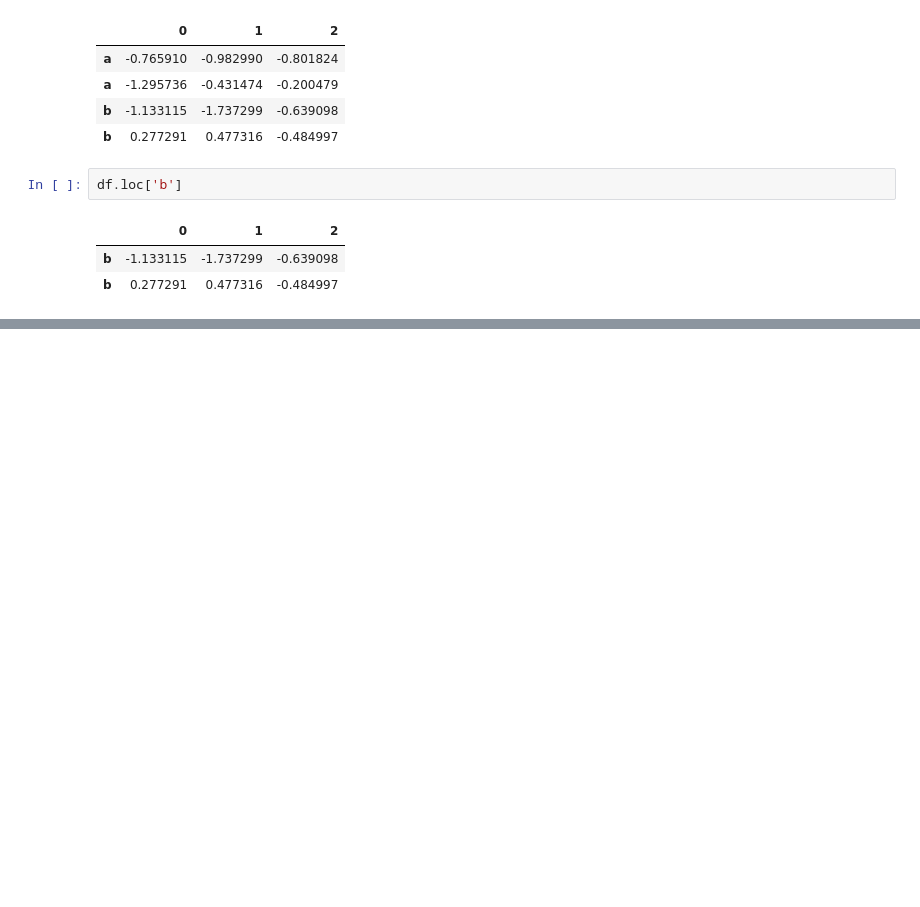
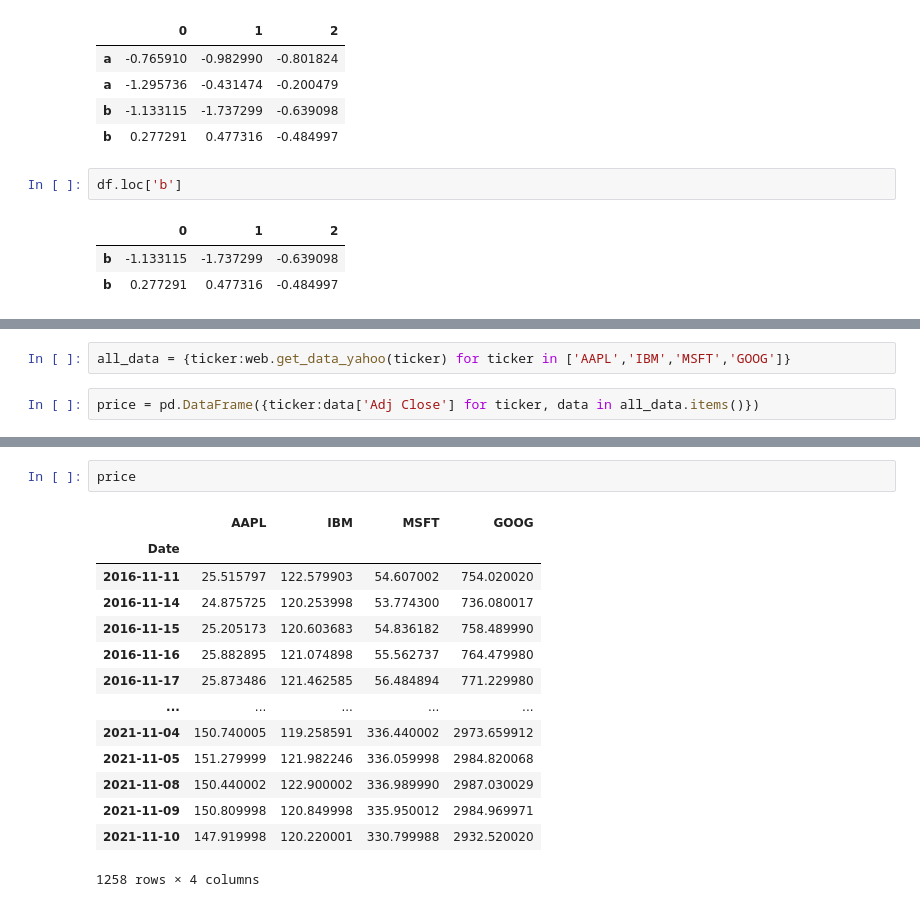
Before and after one commit to keerthiballa/WesCh5, a Jupyter notebook: Chapter5WorkAlong.ipynb, the cells around one changed output, grey strips where cells are left out. Saved outputs shown, nothing was run; the diff lists cells and outputs as text; blank space fills up the shorter version.

```diff
--- a/Chapter5WorkAlong.ipynb
+++ b/Chapter5WorkAlong.ipynb
@@ -1328,0 +1427,4 @@ df.loc['b']
+# %%
+all_data = {ticker:web.get_data_yahoo(ticker) for ticker in ['AAPL','IBM','MSFT','GOOG']}
+# %%
+price = pd.DataFrame({ticker:data['Adj Close'] for ticker, data in all_data.items()})
@@ -1328,0 +1453,17 @@ df.loc['b']
+# %%
+price
+# %% [output]
+|  | AAPL | IBM | MSFT | GOOG |
+| Date |  |  |  |  |
+| 2016-11-11 | 25.515797 | 122.579903 | 54.607002 | 754.020020 |
+| 2016-11-14 | 24.875725 | 120.253998 | 53.774300 | 736.080017 |
+| 2016-11-15 | 25.205173 | 120.603683 | 54.836182 | 758.489990 |
+| 2016-11-16 | 25.882895 | 121.074898 | 55.562737 | 764.479980 |
+| 2016-11-17 | 25.873486 | 121.462585 | 56.484894 | 771.229980 |
+| ... | ... | ... | ... | ... |
+| 2021-11-04 | 150.740005 | 119.258591 | 336.440002 | 2973.659912 |
+| 2021-11-05 | 151.279999 | 121.982246 | 336.059998 | 2984.820068 |
+| 2021-11-08 | 150.440002 | 122.900002 | 336.989990 | 2987.030029 |
+| 2021-11-09 | 150.809998 | 120.849998 | 335.950012 | 2984.969971 |
+| 2021-11-10 | 147.919998 | 120.220001 | 330.799988 | 2932.520020 |
+1258 rows × 4 columns
```
Also changed, not shown: parts of 49 cells of this notebook.
